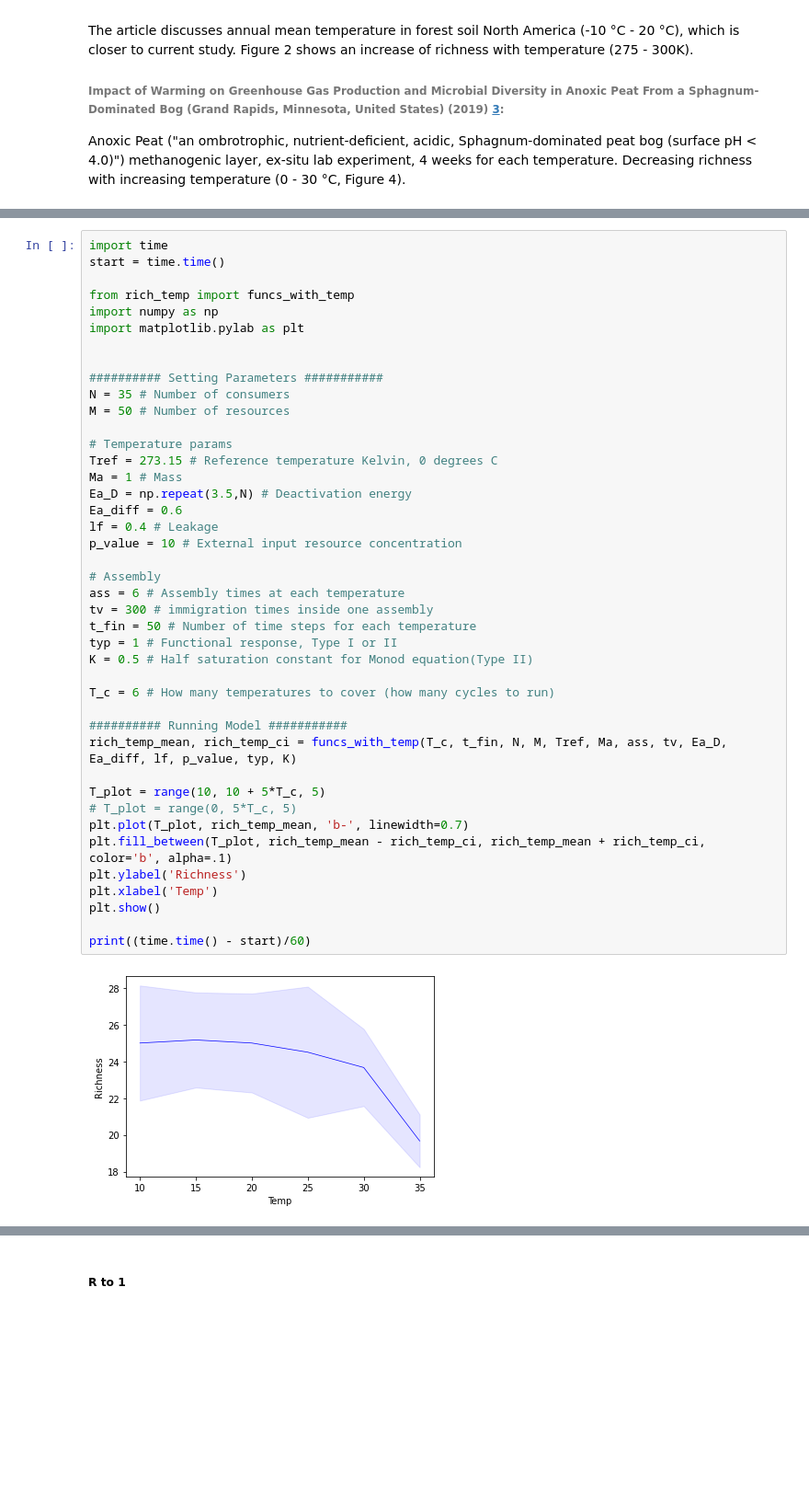
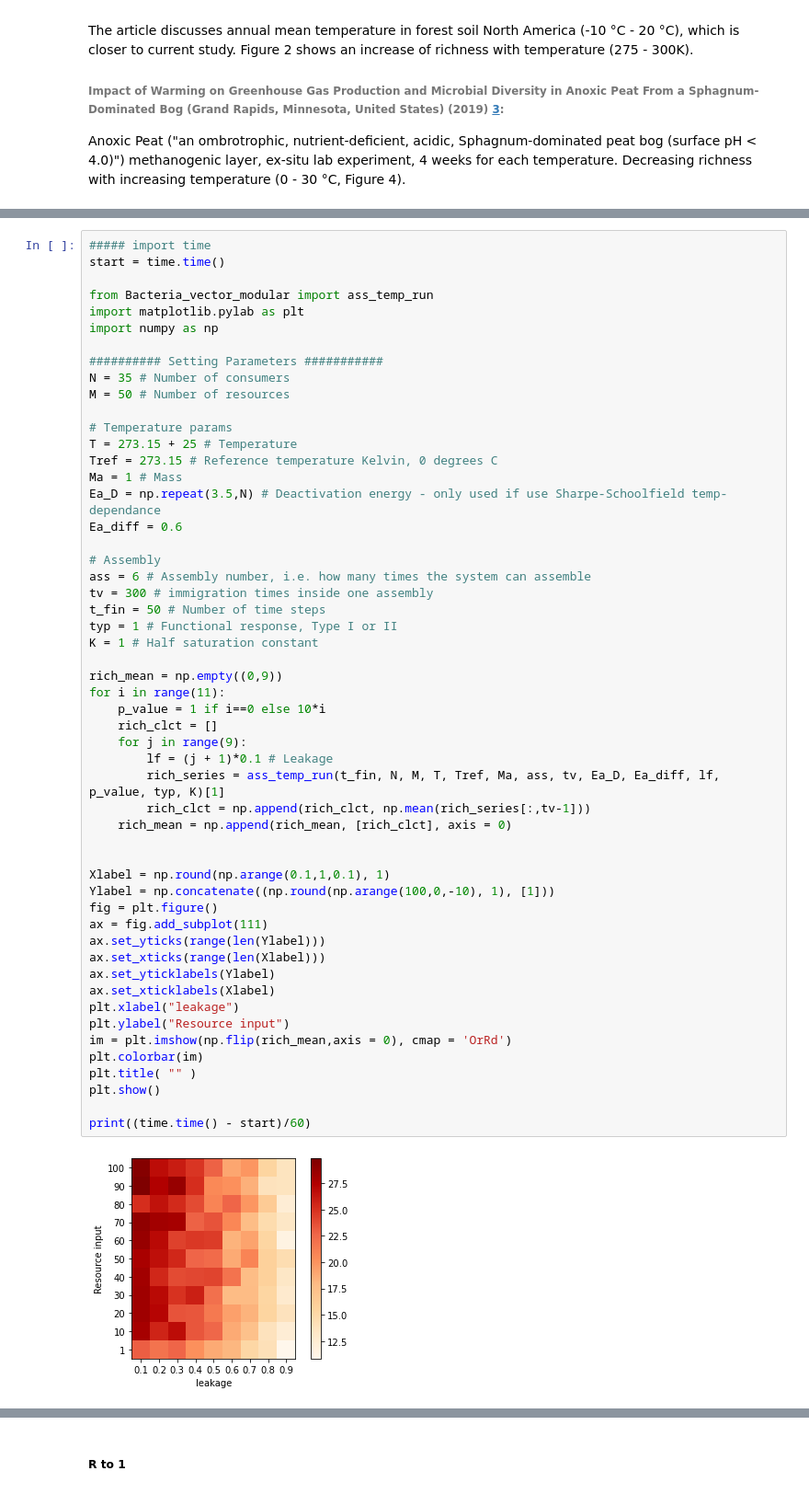
Before and after one commit to DaniDuan/CMEEProject, a Jupyter notebook: code/temp_microbial_CUE.ipynb, the cells around one changed output, grey strips where cells are left out. Shown at 92% size. Saved outputs shown, nothing was run; the diff lists cells and outputs as text; blank space fills up the shorter version.

```diff
--- a/code/temp_microbial_CUE.ipynb
+++ b/code/temp_microbial_CUE.ipynb
@@ -637,44 +712,55 @@ print((time.time() - start)/60)
 # %%
-import time
+##### import time
 start = time.time()
 
-from rich_temp import funcs_with_temp
+from Bacteria_vector_modular import ass_temp_run
+import matplotlib.pylab as plt
 import numpy as np
-import matplotlib.pylab as plt
-
 
 ########## Setting Parameters ###########
 N = 35 # Number of consumers
 M = 50 # Number of resources
 
 # Temperature params
+T = 273.15 + 25 # Temperature
 Tref = 273.15 # Reference temperature Kelvin, 0 degrees C
 Ma = 1 # Mass
-Ea_D = np.repeat(3.5,N) # Deactivation energy
+Ea_D = np.repeat(3.5,N) # Deactivation energy - only used if use Sharpe-Schoolfield temp-dependance
 Ea_diff = 0.6
-lf = 0.4 # Leakage
-p_value = 10 # External input resource concentration
 
 # Assembly
-ass = 6 # Assembly times at each temperature
+ass = 6 # Assembly number, i.e. how many times the system can assemble
 tv = 300 # immigration times inside one assembly
-t_fin = 50 # Number of time steps for each temperature
+t_fin = 50 # Number of time steps
 typ = 1 # Functional response, Type I or II
-K = 0.5 # Half saturation constant for Monod equation(Type II)
+K = 1 # Half saturation constant
 
-T_c = 6 # How many temperatures to cover (how many cycles to run)
+rich_mean = np.empty((0,9))
+for i in range(11):
+    p_value = 1 if i==0 else 10*i
+    rich_clct = []
+    for j in range(9):
+        lf = (j + 1)*0.1 # Leakage
+        rich_series = ass_temp_run(t_fin, N, M, T, Tref, Ma, ass, tv, Ea_D, Ea_diff, lf, p_value, typ, K)[1]
+        rich_clct = np.append(rich_clct, np.mean(rich_series[:,tv-1]))
+    rich_mean = np.append(rich_mean, [rich_clct], axis = 0)
 
-########## Running Model ###########
-rich_temp_mean, rich_temp_ci = funcs_with_temp(T_c, t_fin, N, M, Tref, Ma, ass, tv, Ea_D, Ea_diff, lf, p_value, typ, K)
 
-T_plot = range(10, 10 + 5*T_c, 5)
-# T_plot = range(0, 5*T_c, 5)
-plt.plot(T_plot, rich_temp_mean, 'b-', linewidth=0.7)
-plt.fill_between(T_plot, rich_temp_mean - rich_temp_ci, rich_temp_mean + rich_temp_ci, color='b', alpha=.1)
-plt.ylabel('Richness')
-plt.xlabel('Temp')
+Xlabel = np.round(np.arange(0.1,1,0.1), 1)
+Ylabel = np.concatenate((np.round(np.arange(100,0,-10), 1), [1]))
+fig = plt.figure()
+ax = fig.add_subplot(111)
+ax.set_yticks(range(len(Ylabel)))
+ax.set_xticks(range(len(Xlabel)))
+ax.set_yticklabels(Ylabel)
+ax.set_xticklabels(Xlabel)
+plt.xlabel("leakage")
+plt.ylabel("Resource input")
+im = plt.imshow(np.flip(rich_mean,axis = 0), cmap = 'OrRd')
+plt.colorbar(im)
+plt.title( "" )
 plt.show()
 
 print((time.time() - start)/60)
 # %% [output]
-[figure, old version]
+[figure, new version]
```
Also changed, not shown: parts of 41 cells of this notebook, 14 other files.
